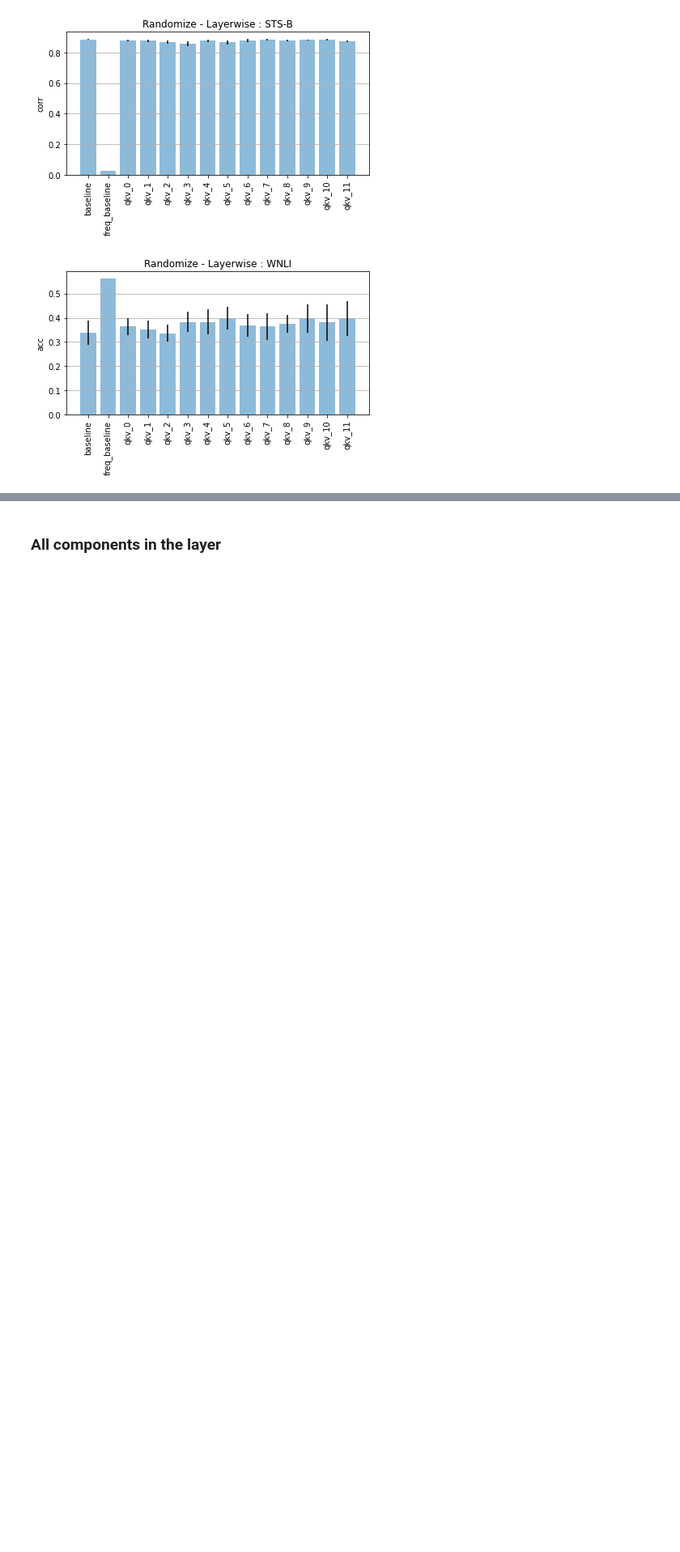
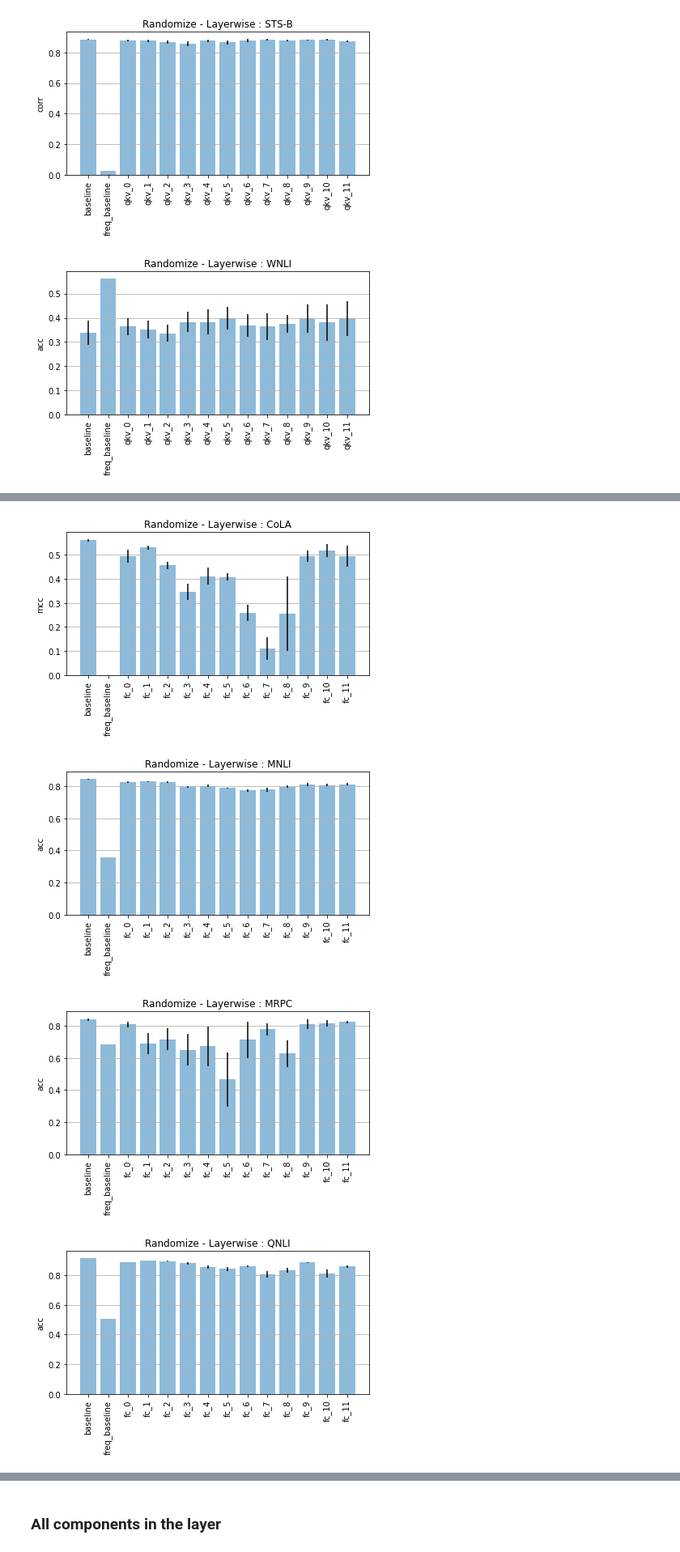
Before and after one commit to sai-prasanna/bert-experiments, a Jupyter notebook: experiment_analysis/analysis_1.ipynb, the cells around one changed output, grey strips where cells are left out. Shown at 81% size. Drawn from its saved outputs; the diff is of its cells as text; code cells hidden in the pictures; blank space fills up the shorter version.

Commit message:
Add analysis on prediction distributions. Add layerwise fully connected network randomization.

```diff
--- a/experiment_analysis/analysis_1.ipynb
+++ b/experiment_analysis/analysis_1.ipynb
@@ -296,0 +298,13 @@ plot_all_task_metrics(analyzed_metrics, "Randomize - Layerwise")
+# %%
+analyzed_metrics = [("baseline", baseline), ("freq_baseline", freq_baseline)]
+for layer in range(12):
+    random_path = experiments_path / "randomize_fc" / f"fc_a_i_o_layer_{layer}_results.json"
+    with random_path.open() as f:
+        random_results = json.load(f)
+    analyzed_metrics.append((f"fc_{layer}", random_results))
+plot_all_task_metrics(analyzed_metrics, "Randomize - Layerwise")
+# %% [output]
+[figure, added]
+[figure, added]
+[figure, added]
+[figure, added]
```
Also changed, not shown: parts of 4 cells of this notebook, 23 other files.
